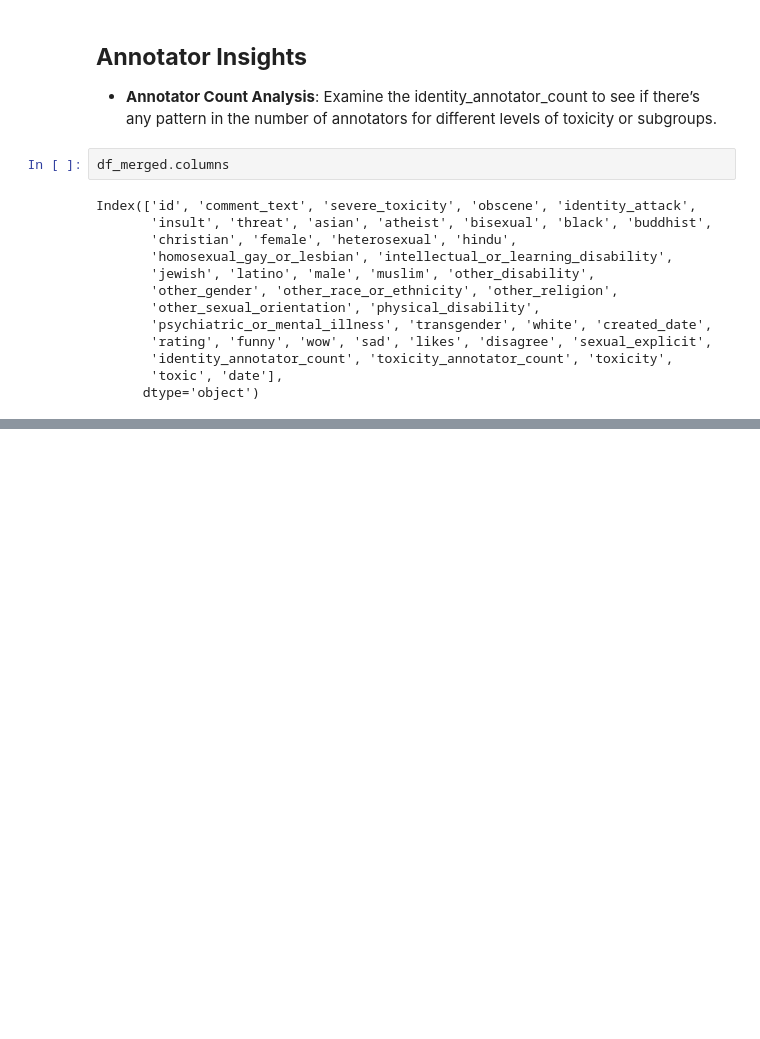
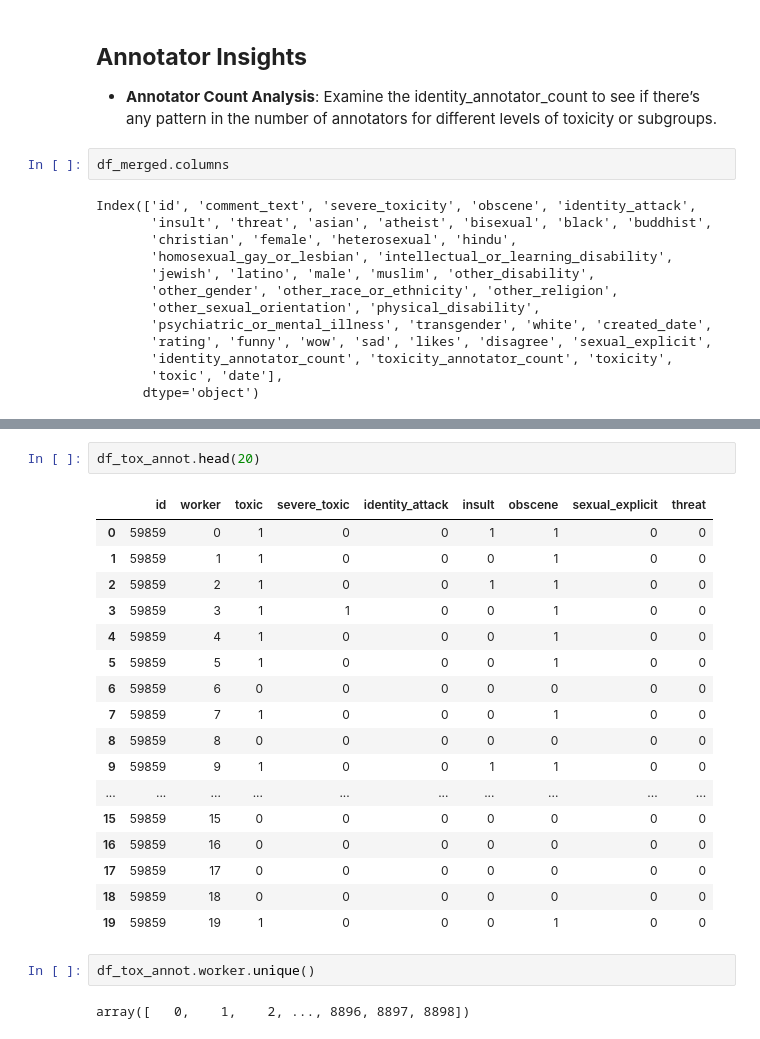
Before and after one commit to LexiGuard/lexiguard, a Jupyter notebook: EDA-Andre-visual.ipynb, the cells around one changed output, grey strips where cells are left out. Saved outputs shown, nothing was run; the diff lists cells and outputs as text; blank space fills up the shorter version.

```diff
--- a/EDA-Andre-visual.ipynb
+++ b/EDA-Andre-visual.ipynb
@@ -304,0 +309,24 @@ Name: identity_annotator_count, Length: 426705, dtype: int64
+# %%
+df_tox_annot.head(20)
+# %% [output]
+|  | id | worker | toxic | severe_toxic | identity_attack | insult | obscene | sexual_explicit | threat |
+| 0 | 59859 | 0 | 1 | 0 | 0 | 1 | 1 | 0 | 0 |
+| 1 | 59859 | 1 | 1 | 0 | 0 | 0 | 1 | 0 | 0 |
+| 2 | 59859 | 2 | 1 | 0 | 0 | 1 | 1 | 0 | 0 |
+| 3 | 59859 | 3 | 1 | 1 | 0 | 0 | 1 | 0 | 0 |
+| 4 | 59859 | 4 | 1 | 0 | 0 | 0 | 1 | 0 | 0 |
+| 5 | 59859 | 5 | 1 | 0 | 0 | 0 | 1 | 0 | 0 |
+| 6 | 59859 | 6 | 0 | 0 | 0 | 0 | 0 | 0 | 0 |
+| 7 | 59859 | 7 | 1 | 0 | 0 | 0 | 1 | 0 | 0 |
+| 8 | 59859 | 8 | 0 | 0 | 0 | 0 | 0 | 0 | 0 |
+| 9 | 59859 | 9 | 1 | 0 | 0 | 1 | 1 | 0 | 0 |
+| ... | ... | ... | ... | ... | ... | ... | ... | ... | ... |
+| 15 | 59859 | 15 | 0 | 0 | 0 | 0 | 0 | 0 | 0 |
+| 16 | 59859 | 16 | 0 | 0 | 0 | 0 | 0 | 0 | 0 |
+| 17 | 59859 | 17 | 0 | 0 | 0 | 0 | 0 | 0 | 0 |
+| 18 | 59859 | 18 | 0 | 0 | 0 | 0 | 0 | 0 | 0 |
+| 19 | 59859 | 19 | 1 | 0 | 0 | 0 | 1 | 0 | 0 |
+# %%
+df_tox_annot.worker.unique()
+# %% [output]
+array([   0,    1,    2, ..., 8896, 8897, 8898])
```
Also changed, not shown: parts of 14 cells of this notebook.
